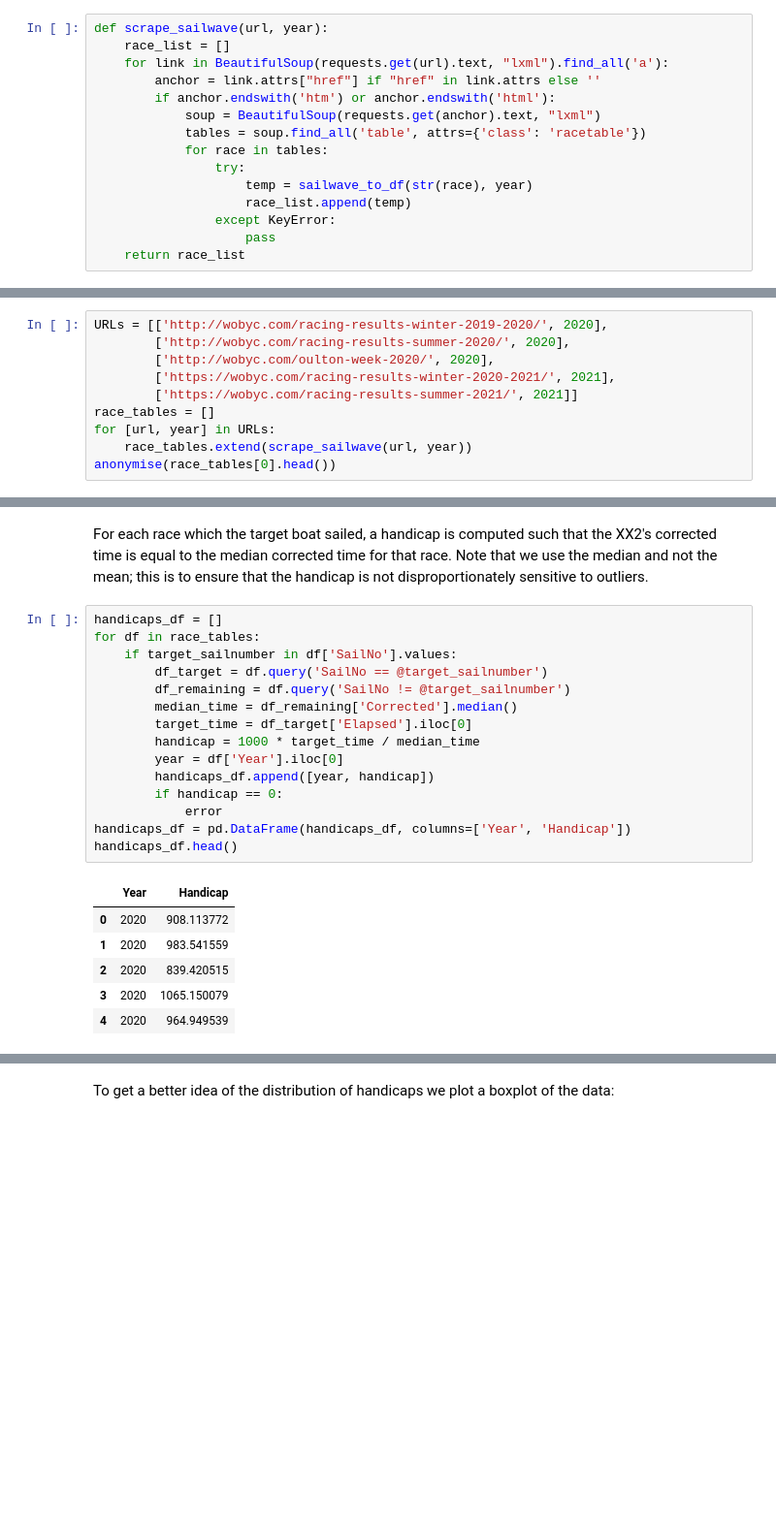
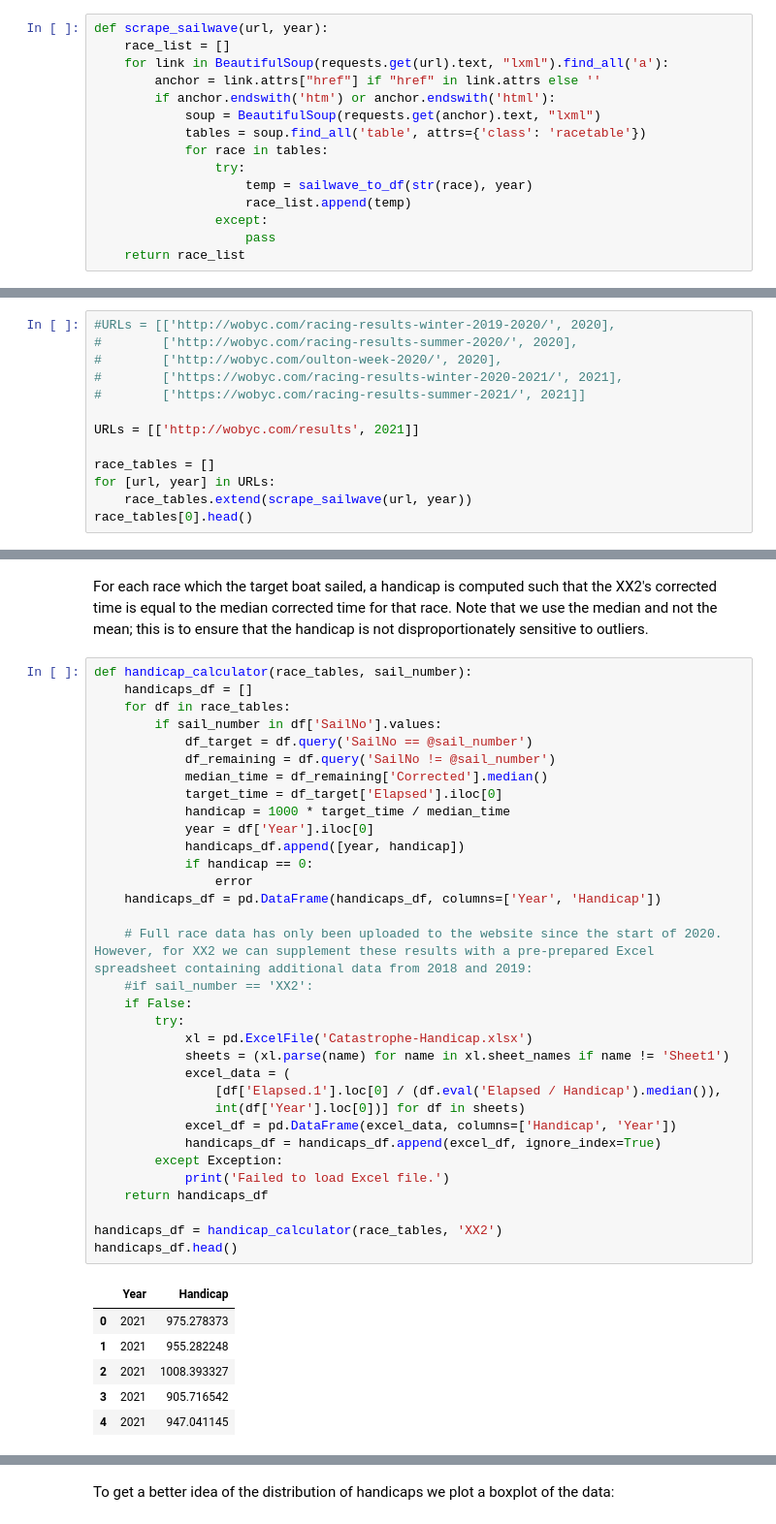
Before and after one commit to AdamYorkston/Experimental-PY-Calculator, a Jupyter notebook: Dinghy Handicap Calculations.ipynb, the cells around one changed output, grey strips where cells are left out. Shown at 97% size. Saved outputs shown, nothing was run; the diff lists cells and outputs as text; blank space fills up the shorter version.

Commit message:
Updated for new website

```diff
--- a/Dinghy Handicap Calculations.ipynb
+++ b/Dinghy Handicap Calculations.ipynb
@@ -105,19 +68,22 @@ def scrape_sailwave(url, year):
                 try:
                     temp = sailwave_to_df(str(race), year)
                     race_list.append(temp)
-                except KeyError:
+                except:
                     pass
     return race_list
 # %% [markdown]
 We can then use `scrape_sailwave` on a list of predefined URLs to obtain a list of races:
 # %%
-URLs = [['http://wobyc.com/racing-results-winter-2019-2020/', 2020],
-        ['http://wobyc.com/racing-results-summer-2020/', 2020],
-        ['http://wobyc.com/oulton-week-2020/', 2020],
-        ['https://wobyc.com/racing-results-winter-2020-2021/', 2021],
-        ['https://wobyc.com/racing-results-summer-2021/', 2021]]
+#URLs = [['http://wobyc.com/racing-results-winter-2019-2020/', 2020],
+#        ['http://wobyc.com/racing-results-summer-2020/', 2020],
+#        ['http://wobyc.com/oulton-week-2020/', 2020],
+#        ['https://wobyc.com/racing-results-winter-2020-2021/', 2021],
+#        ['https://wobyc.com/racing-results-summer-2021/', 2021]]
+
+URLs = [['http://wobyc.com/results', 2021]]
+
 race_tables = []
 for [url, year] in URLs:
     race_tables.extend(scrape_sailwave(url, year))
-anonymise(race_tables[0].head())
+race_tables[0].head()
 # %% [output]
@@ -131,24 +97,42 @@ anonymise(race_tables[0].head())
 # %% [markdown]
 For each race which the target boat sailed, a handicap is computed such that the XX2's corrected time is equal to the median corrected time for that race. Note that we use the median and not the mean; this is to ensure that the handicap is not disproportionately sensitive to outliers.
 # %%
-handicaps_df = []
-for df in race_tables:
-    if target_sailnumber in df['SailNo'].values:
-        df_target = df.query('SailNo == @target_sailnumber')
-        df_remaining = df.query('SailNo != @target_sailnumber')
-        median_time = df_remaining['Corrected'].median()
-        target_time = df_target['Elapsed'].iloc[0]
-        handicap = 1000 * target_time / median_time
-        year = df['Year'].iloc[0]
-        handicaps_df.append([year, handicap])
-        if handicap == 0:
-            error
-handicaps_df = pd.DataFrame(handicaps_df, columns=['Year', 'Handicap'])
+def handicap_calculator(race_tables, sail_number):
+    handicaps_df = []
+    for df in race_tables:
+        if sail_number in df['SailNo'].values:
+            df_target = df.query('SailNo == @sail_number')
+            df_remaining = df.query('SailNo != @sail_number')
+            median_time = df_remaining['Corrected'].median()
+            target_time = df_target['Elapsed'].iloc[0]
+            handicap = 1000 * target_time / median_time
+            year = df['Year'].iloc[0]
+            handicaps_df.append([year, handicap])
+            if handicap == 0:
+                error
+    handicaps_df = pd.DataFrame(handicaps_df, columns=['Year', 'Handicap'])
+
+    # Full race data has only been uploaded to the website since the start of 2020. However, for XX2 we can supplement these results with a pre-prepared Excel spreadsheet containing additional data from 2018 and 2019:
+    #if sail_number == 'XX2':
+    if False:
+        try:
+            xl = pd.ExcelFile('Catastrophe-Handicap.xlsx')
+            sheets = (xl.parse(name) for name in xl.sheet_names if name != 'Sheet1')
+            excel_data = (
+                [df['Elapsed.1'].loc[0] / (df.eval('Elapsed / Handicap').median()),
+                int(df['Year'].loc[0])] for df in sheets)
+            excel_df = pd.DataFrame(excel_data, columns=['Handicap', 'Year'])
+            handicaps_df = handicaps_df.append(excel_df, ignore_index=True)
+        except Exception:
+            print('Failed to load Excel file.')
+    return handicaps_df
+
+handicaps_df = handicap_calculator(race_tables, 'XX2')
 handicaps_df.head()
 # %% [output]
 |  | Year | Handicap |
-| 0 | 2020 | 908.113772 |
-| 1 | 2020 | 983.541559 |
-| 2 | 2020 | 839.420515 |
-| 3 | 2020 | 1065.150079 |
-| 4 | 2020 | 964.949539 |
+| 0 | 2021 | 975.278373 |
+| 1 | 2021 | 955.282248 |
+| 2 | 2021 | 1008.393327 |
+| 3 | 2021 | 905.716542 |
+| 4 | 2021 | 947.041145 |
```
Also changed, not shown: parts of 15 cells of this notebook.
